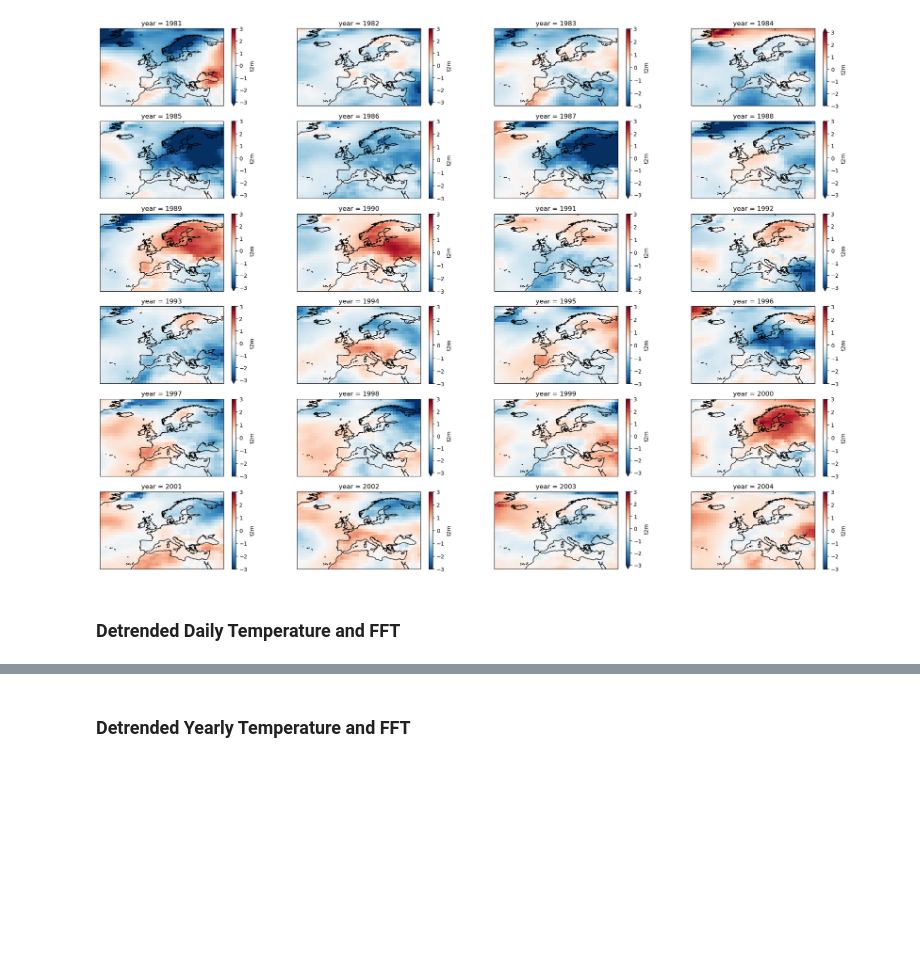
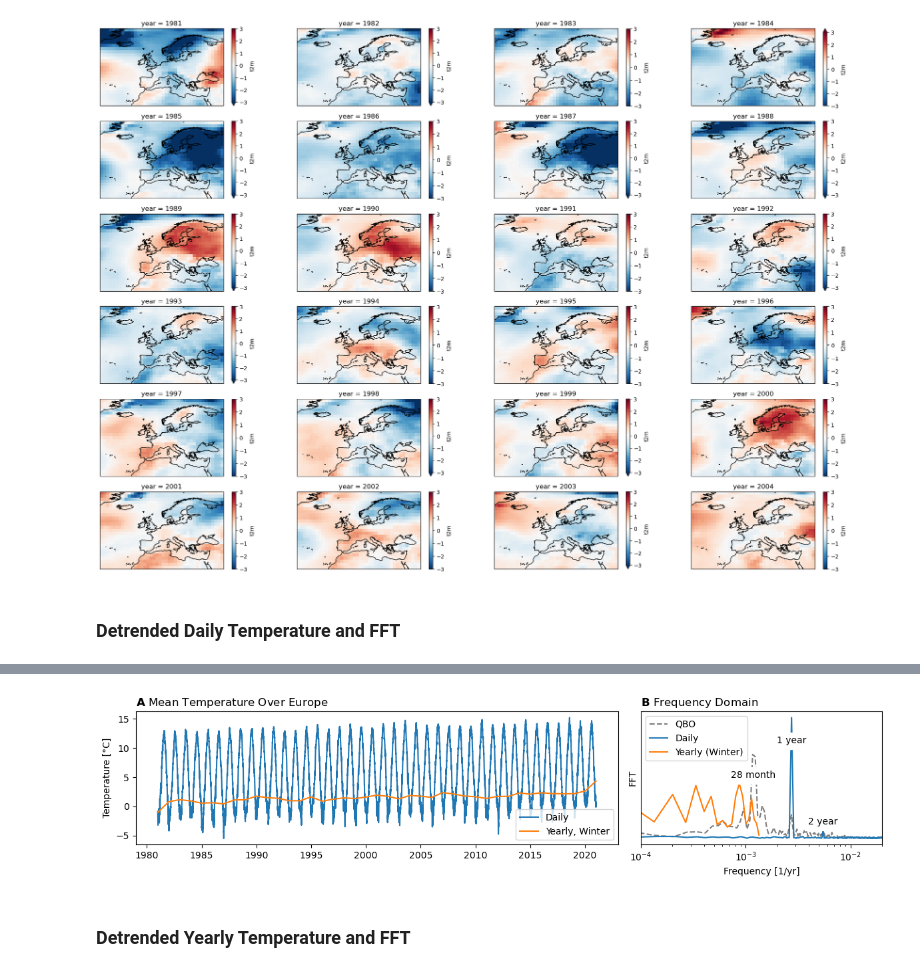
Before and after one commit to david-strahl/quasibi-europe, a Jupyter notebook: code/Untitled.ipynb, the cells around one changed output, grey strips where cells are left out. Drawn from its saved outputs; the diff is of its cells as text; code cells hidden in the pictures; blank space fills up the shorter version.

```diff
--- a/code/Untitled.ipynb
+++ b/code/Untitled.ipynb
@@ -101,3 +47,54 @@ plt.show()
+# %%
+ds_daily = xa.open_dataset("../data/data_downsampled.nc").t2m.mean(dim=["latitude", "longitude"])
+
+winter = ds_daily[(ds_daily.time.dt.month <= 3) | (ds_daily.time.dt.month >= 10)]
+winter = winter.groupby(winter.time.dt.year - (winter.time.dt.month <= 3)).mean()
+
+qbo = pd.read_fwf("../data/qbo.txt", skiprows=9, header=None, usecols=[1, 8], index_col=0)
+qbo.index = [datetime(year=1953 + month//12, month=month%12 + 1, day=1) for month in range(len(qbo))]
+qbo = qbo[(qbo.index.year >= 1981) & (qbo.index.year < 2021)]
+qbo = sp.signal.detrend(qbo.to_numpy().flatten())
+qbo = qbo/np.std(qbo)
+
+fig, axs = plt.subplots(1, 2, figsize=(12, 3), gridspec_kw={"width_ratios": [2, 1]})
+
+plt.subplot(121)
+plt.plot(ds_daily.time, ds_daily - 278, label="Daily")
+plt.plot(pd.date_range(start="1980", freq="1Y", periods=41), winter - 278, label="Yearly, Winter")
+plt.ylabel("Temperature [°C]")
+plt.legend()
+plt.title(r"$\bf{A}$ Mean Temperature Over Europe", loc="left")
+
+ds_daily = sp.signal.detrend(ds_daily.to_numpy().flatten())
+winter   = sp.signal.detrend(winter.to_numpy().flatten())
+
+winter[0]  = 0
+winter[-1] = 0
+
+ds_daily = (ds_daily - ds_daily.mean())/ds_daily.std()
+winter   = (winter - winter.mean())/winter.std()
+
+plt.subplot(122)
+plt.magnitude_spectrum(qbo, Fs=12/365, label="QBO", ls="--", c="gray")
+plt.magnitude_spectrum(ds_daily, Fs=1, label="Daily")
+plt.magnitude_spectrum(winter, Fs=1/365, label="Yearly (Winter)")
+
+plt.semilogx()
+plt.text(1/365, 0.55 ,"1 year", ha="center", backgroundcolor="white")
+plt.text(2/365, 0.08 ,"2 year", ha="center", backgroundcolor="white")
+plt.text(1/(365*28/12), 0.35 ,"28 month", ha="center", backgroundcolor="white")
+plt.xlim([1e-4, 2e-2])
+plt.yticks([])
+plt.ylabel("FFT")
+plt.xlabel("Frequency [1/yr]")
+plt.title(r"$\bf{B}$ Frequency Domain", loc="left")
+plt.legend()
+
+plt.tight_layout()
+plt.savefig("../plots/timeseries.pdf", bbox_inches="tight")
+plt.show()
+# %% [output]
+[figure, added]
 # %% [markdown]
 ### Detrended Yearly Temperature and FFT
 # %%
```
Also changed, not shown: parts of 4 cells of this notebook, 7 other files.
